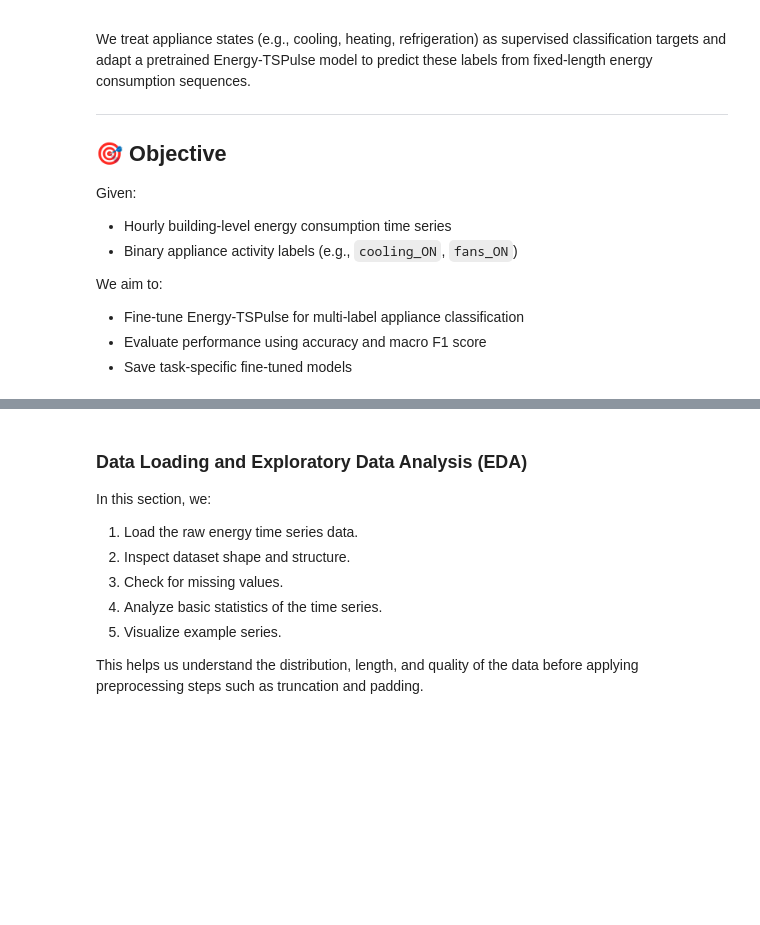
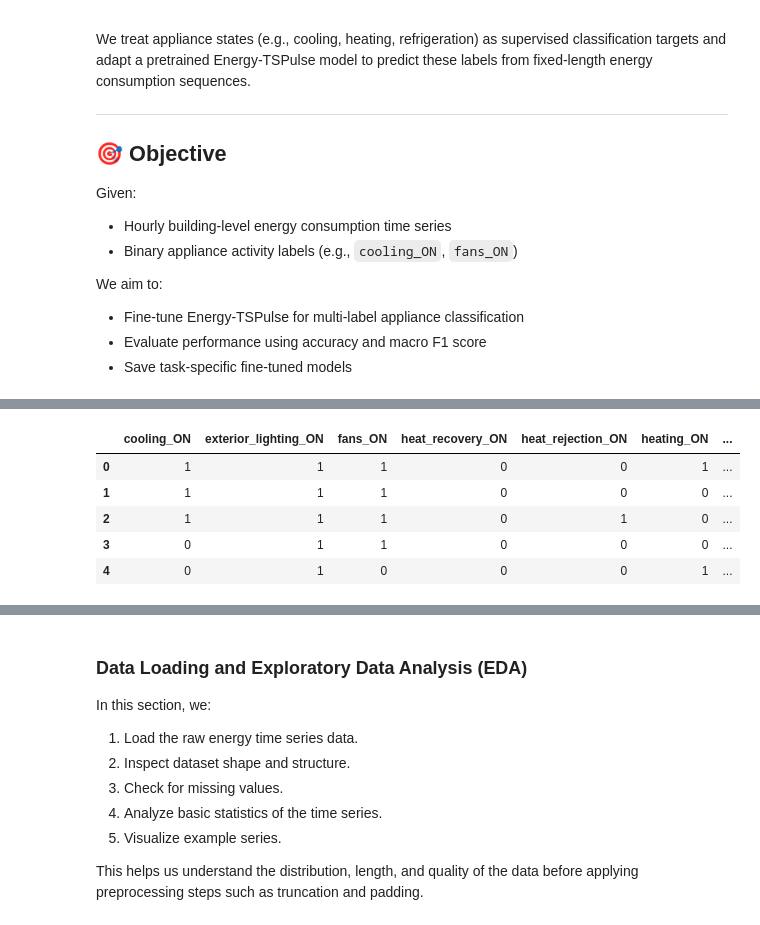
Before and after one commit to srivnaman/EnergyFM, a Jupyter notebook: Notebooks/classification_energy_tspulse_finetuning.ipynb, the cells around one changed output, grey strips where cells are left out. Cells and saved outputs as stored; diff of their text form; code cells hidden in the pictures; blank space fills up the shorter version.

```diff
--- a/Notebooks/classification_energy_tspulse_finetuning.ipynb
+++ b/Notebooks/classification_energy_tspulse_finetuning.ipynb
@@ -41,0 +69,9 @@ logger = logging.getLogger(__name__)
+# %%
+labels_df.head()
+# %% [output]
+|  | cooling_ON | exterior_lighting_ON | fans_ON | heat_recovery_ON | heat_rejection_ON | heating_ON | ... |
+| 0 | 1 | 1 | 1 | 0 | 0 | 1 | ... |
+| 1 | 1 | 1 | 1 | 0 | 0 | 0 | ... |
+| 2 | 1 | 1 | 1 | 0 | 1 | 0 | ... |
+| 3 | 0 | 1 | 1 | 0 | 0 | 0 | ... |
+| 4 | 0 | 1 | 0 | 0 | 0 | 1 | ... |
```
Also changed, not shown: parts of 19 cells of this notebook, 2 other files.
